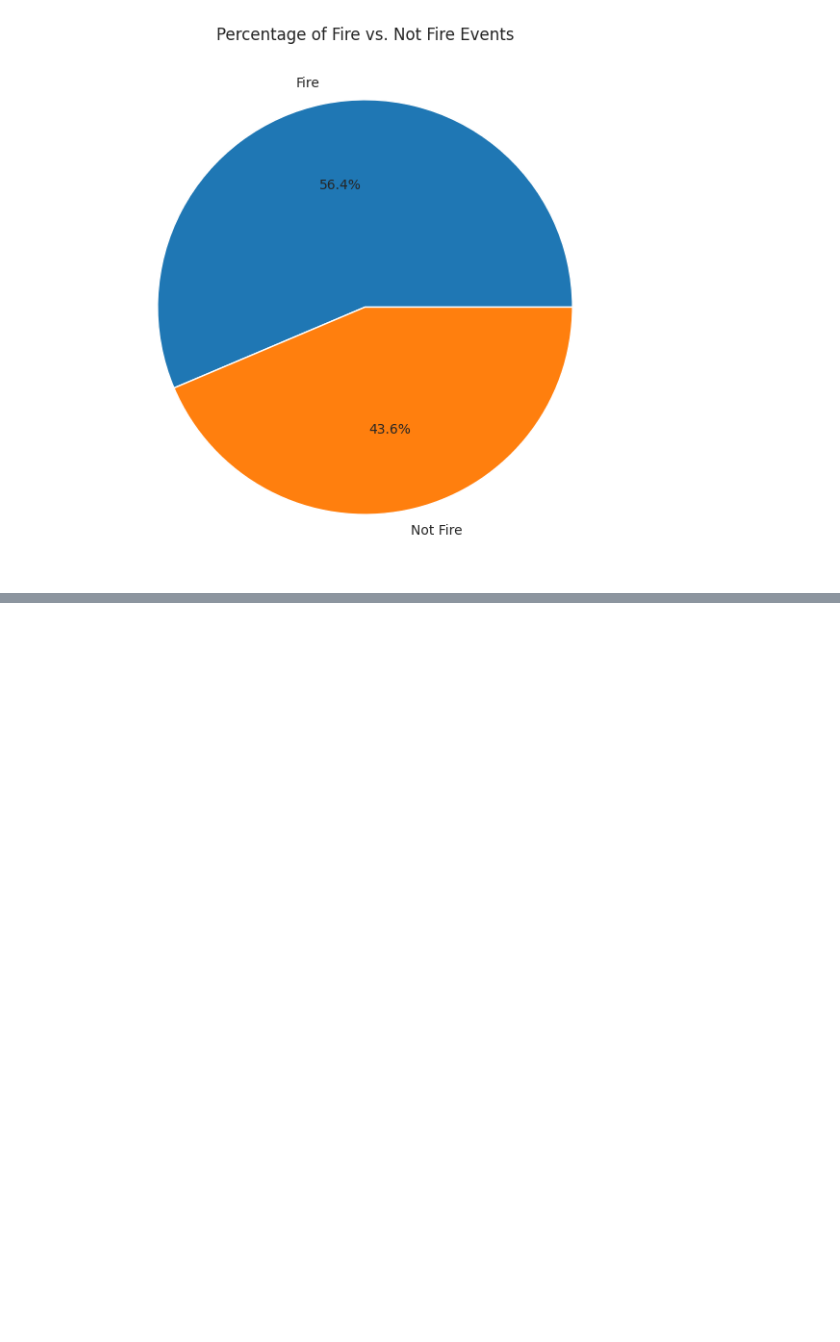
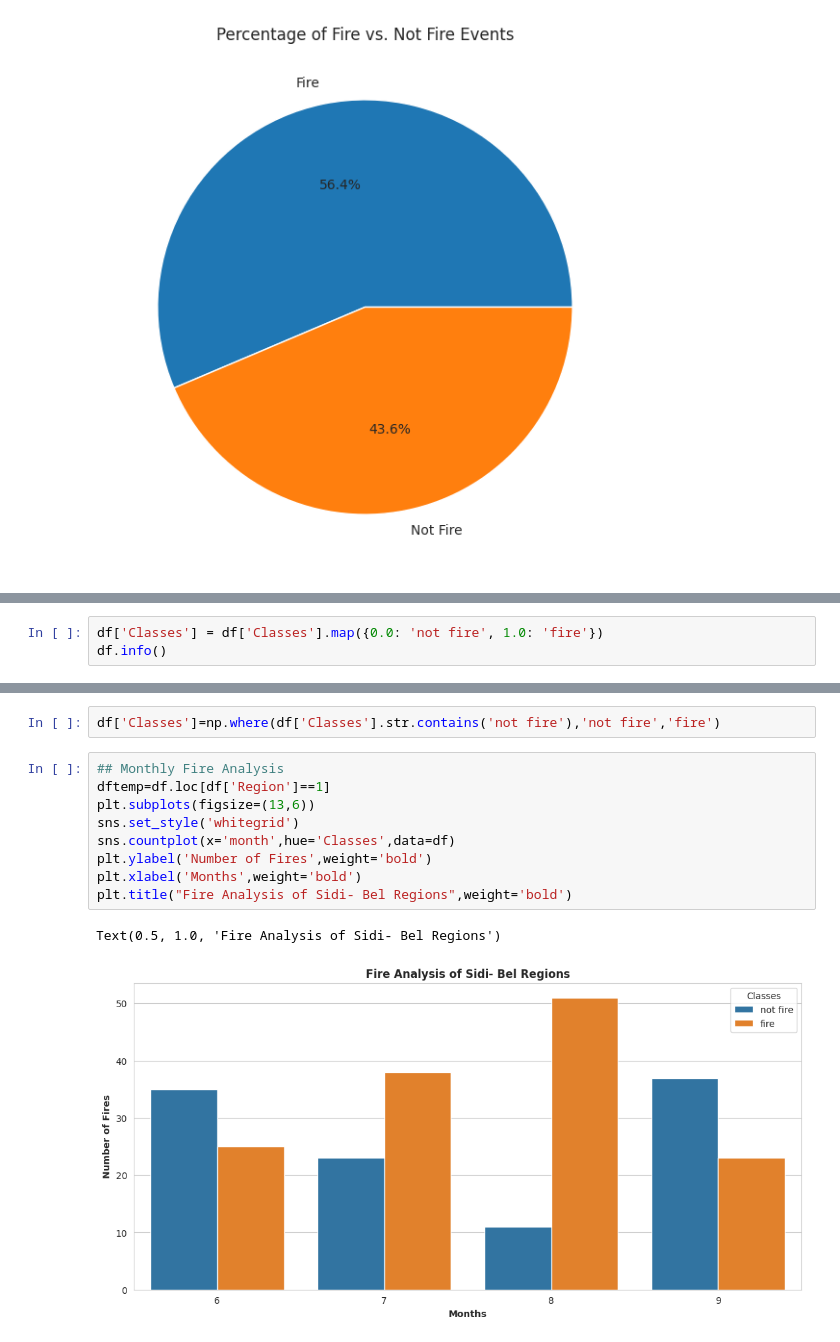
Before and after one commit to Comrade123-123/Ridge_LAaso_ElasticNet_miniproject, a Jupyter notebook: Ridge_lasso_ElasticNet.ipynb, the cells around one changed output, grey strips where cells are left out. Saved outputs shown, nothing was run; the diff lists cells and outputs as text; blank space fills up the shorter version.

```diff
--- a/Ridge_lasso_ElasticNet.ipynb
+++ b/Ridge_lasso_ElasticNet.ipynb
@@ -311,0 +351,3 @@ plt.show()
+# %%
+df['Classes'] = df['Classes'].map({0.0: 'not fire', 1.0: 'fire'})
+df.info()
@@ -311,0 +372,14 @@ plt.show()
+# %%
+df['Classes']=np.where(df['Classes'].str.contains('not fire'),'not fire','fire')
+# %%
+## Monthly Fire Analysis
+dftemp=df.loc[df['Region']==1]
+plt.subplots(figsize=(13,6))
+sns.set_style('whitegrid')
+sns.countplot(x='month',hue='Classes',data=df)
+plt.ylabel('Number of Fires',weight='bold')
+plt.xlabel('Months',weight='bold')
+plt.title("Fire Analysis of Sidi- Bel Regions",weight='bold')
+# %% [output]
+Text(0.5, 1.0, 'Fire Analysis of Sidi- Bel Regions')
+[figure, added]
```
Also changed, not shown: parts of 8 cells of this notebook.
